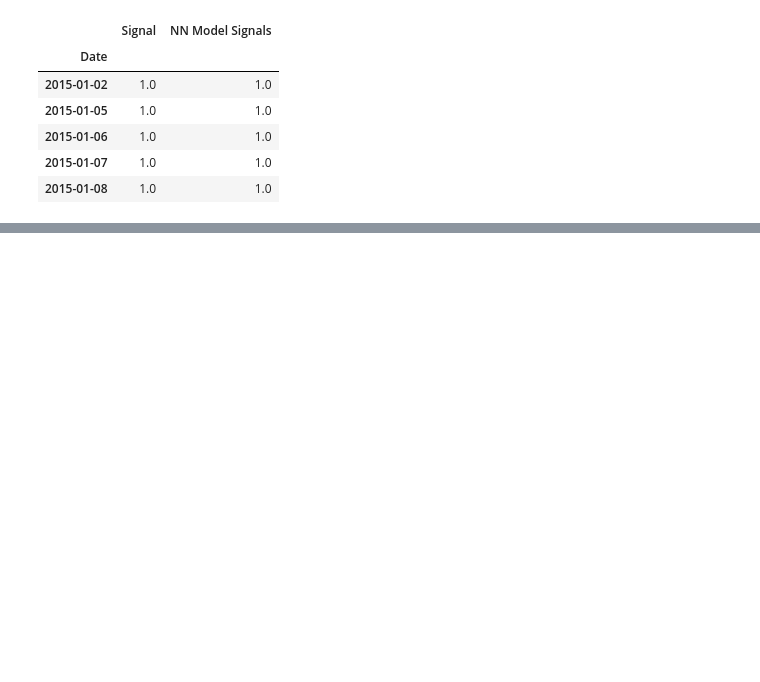
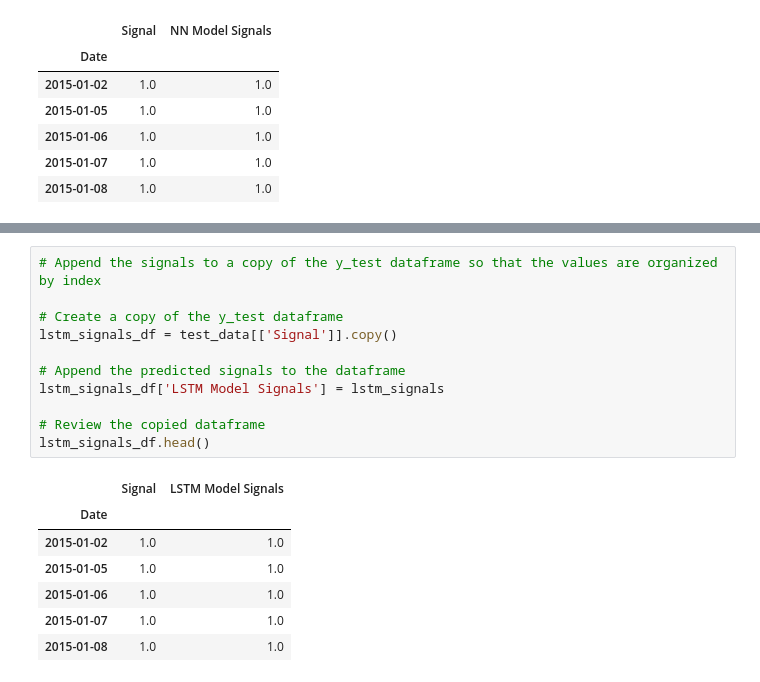
Before and after one commit to Mccalabrese/Neural-Networks-to-Model-the-SP500, a Jupyter notebook: dc_model.ipynb, the cells around one changed output, grey strips where cells are left out. Drawn from its saved outputs; the diff is of its cells as text; blank space fills up the shorter version.

```diff
--- a/dc_model.ipynb
+++ b/dc_model.ipynb
@@ -1264,0 +1453,19 @@ trading_signals_df.head()
+# %%
+# Append the signals to a copy of the y_test dataframe so that the values are organized by index
+
+# Create a copy of the y_test dataframe
+lstm_signals_df = test_data[['Signal']].copy()
+
+# Append the predicted signals to the dataframe
+lstm_signals_df['LSTM Model Signals'] = lstm_signals
+
+# Review the copied dataframe
+lstm_signals_df.head()
+# %% [output]
+|  | Signal | LSTM Model Signals |
+| Date |  |  |
+| 2015-01-02 | 1.0 | 1.0 |
+| 2015-01-05 | 1.0 | 1.0 |
+| 2015-01-06 | 1.0 | 1.0 |
+| 2015-01-07 | 1.0 | 1.0 |
+| 2015-01-08 | 1.0 | 1.0 |
```
Also changed, not shown: parts of 36 cells of this notebook, 4 other files.
